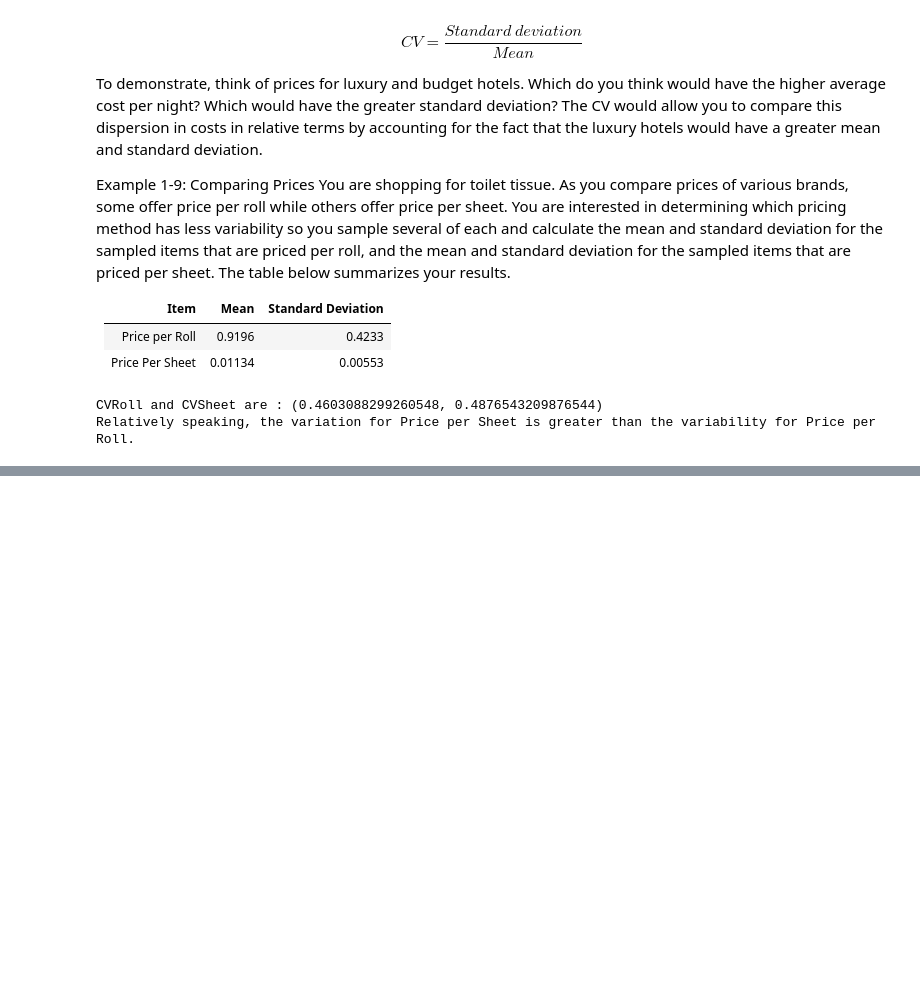
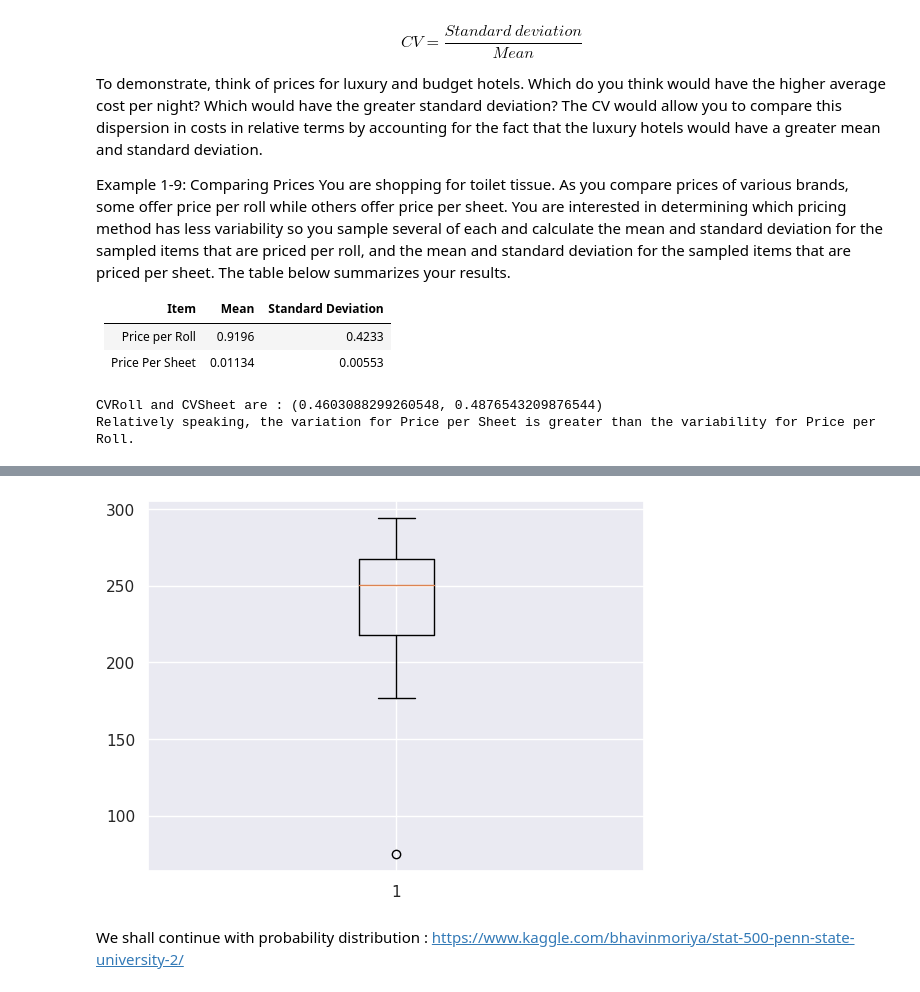
Before and after one commit to bhavinmoriya/Miscellaneous, a Jupyter notebook: stat-500-penn-state-university.ipynb, the cells around one changed output, grey strips where cells are left out. Drawn from its saved outputs; the diff is of its cells as text; code cells hidden in the pictures; blank space fills up the shorter version.

Commit message:
Kaggle Notebook | STAT 500 - Penn State University - 1 | Version 3

```diff
--- a/stat-500-penn-state-university.ipynb
+++ b/stat-500-penn-state-university.ipynb
@@ -182,0 +193,7 @@ Relatively speaking, the variation for Price per Sheet is greater than the varia
+# %%
+# To check the distribution of the points
+plt.boxplot(scores);
+# %% [output]
+[figure, added]
+# %% [markdown]
+We shall continue with probability distribution : https://www.kaggle.com/bhavinmoriya/stat-500-penn-state-university-2/
```
Also changed, not shown: parts of 2 cells of this notebook.
